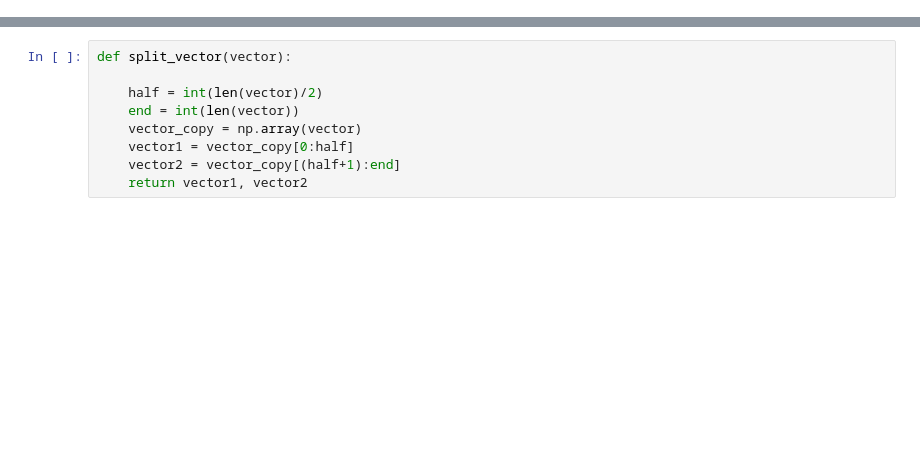
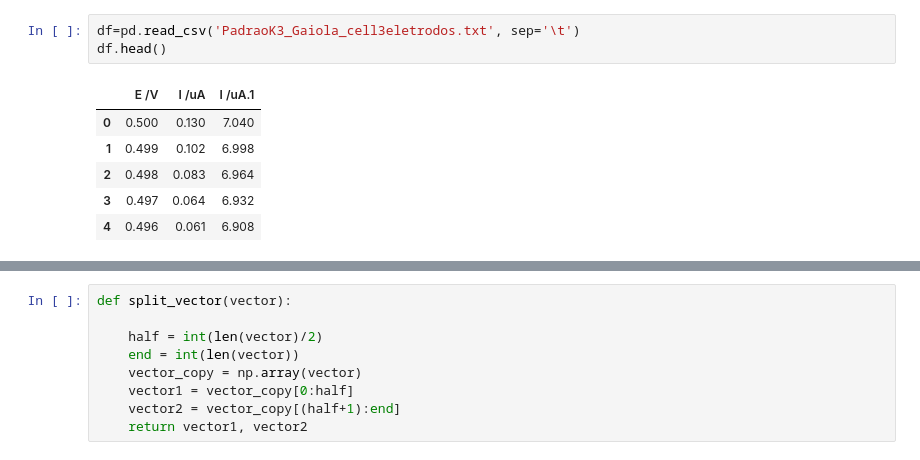
Before and after one commit to sabiharustam/voltcycle, a Jupyter notebook: peak_detection_functions.ipynb, the cells around one changed output, grey strips where cells are left out. Saved outputs shown, nothing was run; the diff lists cells and outputs as text; blank space fills up the shorter version.

```diff
--- a/peak_detection_functions.ipynb
+++ b/peak_detection_functions.ipynb
@@ -7,0 +58,10 @@ from matplotlib import pyplot
+# %%
+df=pd.read_csv('PadraoK3_Gaiola_cell3eletrodos.txt', sep='\t')
+df.head()
+# %% [output]
+|  | E /V | I /uA | I /uA.1 |
+| 0 | 0.500 | 0.130 | 7.040 |
+| 1 | 0.499 | 0.102 | 6.998 |
+| 2 | 0.498 | 0.083 | 6.964 |
+| 3 | 0.497 | 0.064 | 6.932 |
+| 4 | 0.496 | 0.061 | 6.908 |
```
Also changed, not shown: parts of 9 cells of this notebook.
